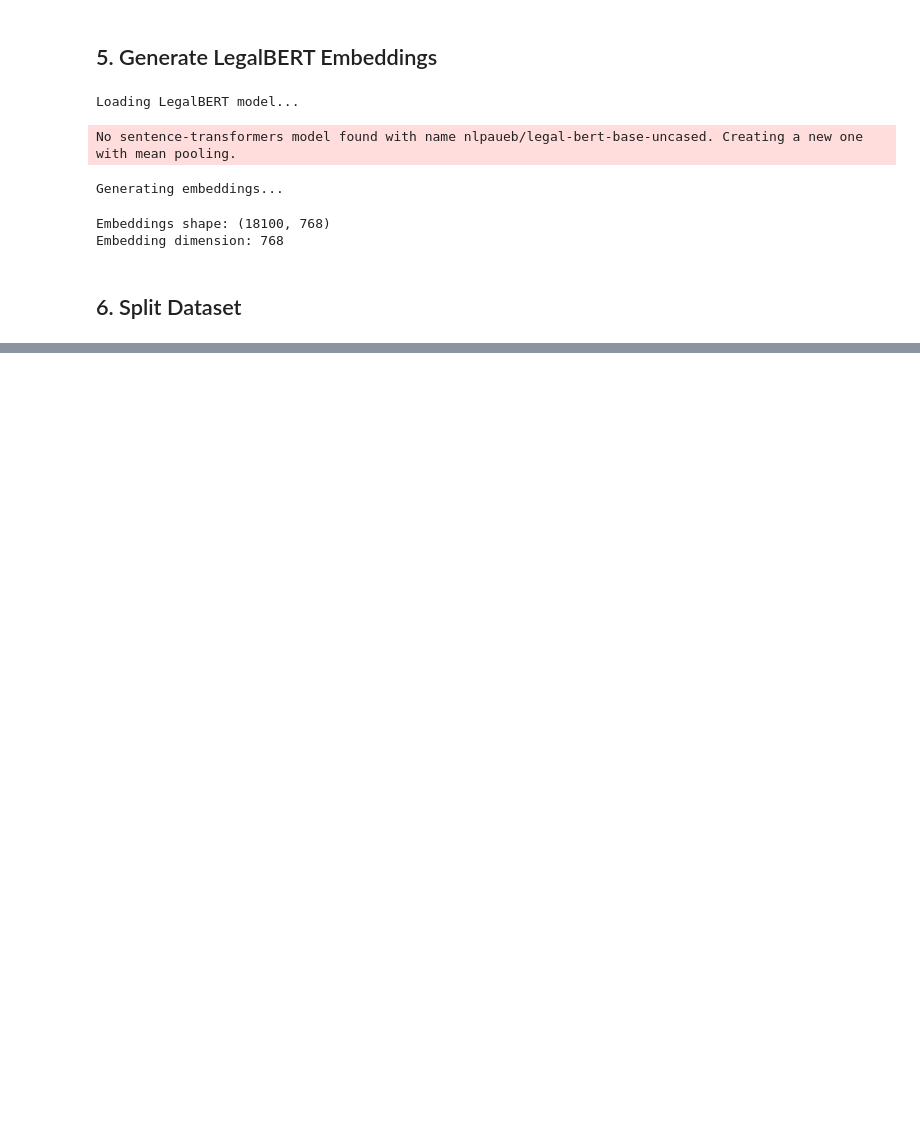
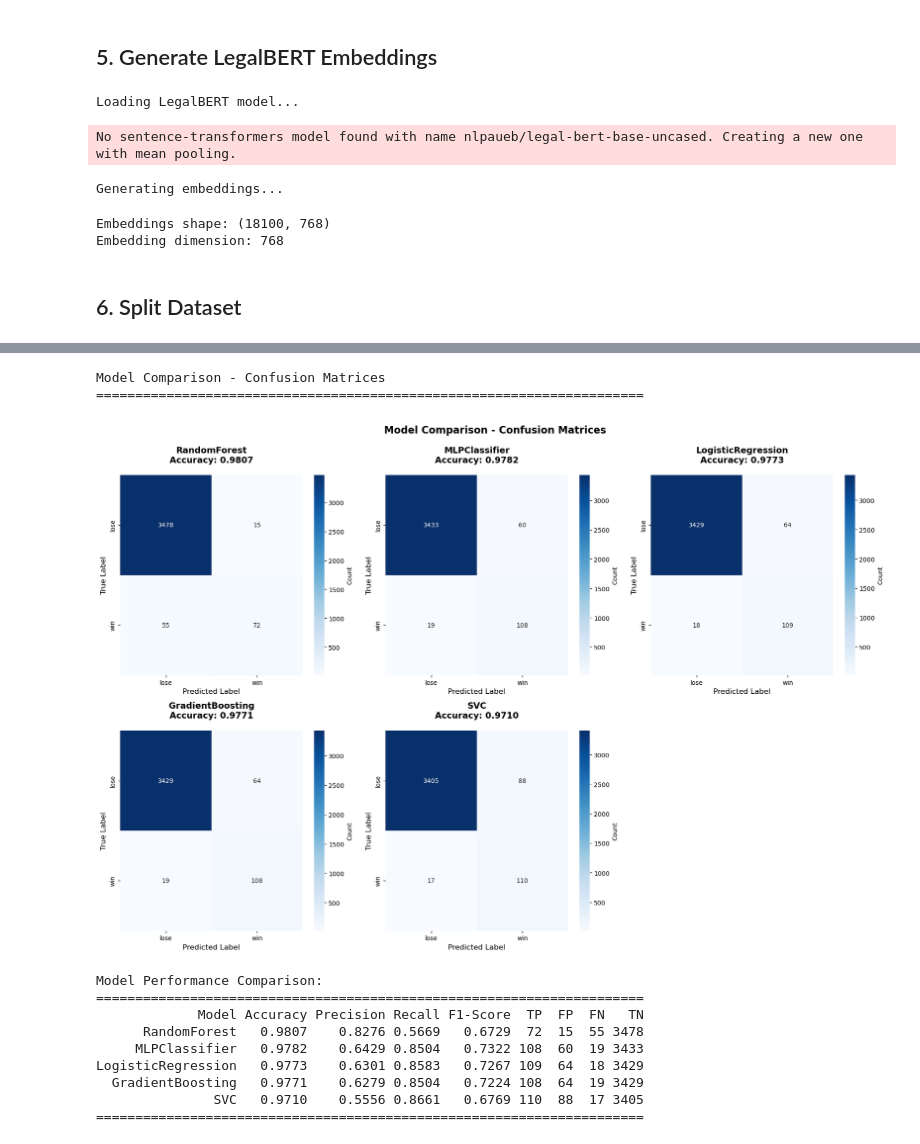
Before and after one commit to Shelton-beep/capstone1, a Jupyter notebook: backend/notebooks/train_model.ipynb, the cells around one changed output, grey strips where cells are left out. Saved outputs shown, nothing was run; the diff lists cells and outputs as text; code cells hidden in the pictures; blank space fills up the shorter version.

Commit message:
added confusion matrix

```diff
--- a/backend/notebooks/train_model.ipynb
+++ b/backend/notebooks/train_model.ipynb
@@ -63,8 +63,14 @@ from sklearn.svm import SVC
 from sklearn.neural_network import MLPClassifier
 from sklearn.preprocessing import LabelEncoder
 from sklearn.metrics import accuracy_score, classification_report, confusion_matrix
+import matplotlib.pyplot as plt
+import seaborn as sns
 import warnings
 warnings.filterwarnings('ignore')
+
+# Set style for plots
+plt.style.use('default')
+sns.set_palette("husl")
 
 # Set paths
 BASE_DIR = Path('../')
@@ -284,6 +290,10 @@ print(f"\nTraining label distribution:")
 print(pd.Series(y_train).value_counts())
 print(f"\nTest label distribution:")
 print(pd.Series(y_test).value_counts())
+
+# Store class names for later use
+class_names = label_encoder.classes_
+print(f"\nClass names: {class_names}")
 # %% [output]
 Training set: 14480 samples
 Test set: 3620 samples
@@ -352,0 +487,66 @@ weighted avg       0.98      0.98      0.98      3620
+# %%
+# Create comparison visualization
+print("Model Comparison - Confusion Matrices")
+print("=" * 70)
+
+fig, axes = plt.subplots(2, 3, figsize=(18, 12))
+axes = axes.flatten()
+
+# Sort models by accuracy for better visualization
+sorted_models = sorted(results.items(), key=lambda x: x[1]['accuracy'], reverse=True)
+
+for idx, (name, result) in enumerate(sorted_models):
+    cm = result['confusion_matrix']
+    plot_confusion_matrix(cm, class_names,
+                         f'{name}\nAccuracy: {result["accuracy"]:.4f}',
+                         ax=axes[idx], show_percentages=False)
+
+# Remove the last empty subplot
+fig.delaxes(axes[5])
+
+plt.suptitle('Model Comparison - Confusion Matrices', fontsize=16, fontweight='bold', y=0.995)
+plt.tight_layout()
+plt.show()
+
+# Create comparison table
+print("\nModel Performance Comparison:")
+print("=" * 70)
+comparison_data = []
+
+for name, result in sorted_models:
+    cm = result['confusion_matrix']
+    tn, fp, fn, tp = cm.ravel()
+
+    accuracy = result['accuracy']
+    precision = tp / (tp + fp) if (tp + fp) > 0 else 0
+    recall = tp / (tp + fn) if (tp + fn) > 0 else 0
+    f1_score = 2 * tp / (2 * tp + fp + fn) if (2 * tp + fp + fn) > 0 else 0
+
+    comparison_data.append({
+        'Model': name,
+        'Accuracy': f"{accuracy:.4f}",
+        'Precision': f"{precision:.4f}",
+        'Recall': f"{recall:.4f}",
+        'F1-Score': f"{f1_score:.4f}",
+        'TP': tp,
+        'FP': fp,
+        'FN': fn,
+        'TN': tn
+    })
+
+comparison_df = pd.DataFrame(comparison_data)
+print(comparison_df.to_string(index=False))
+print("=" * 70)
+# %% [output]
+Model Comparison - Confusion Matrices
+======================================================================
+[figure, added]
+Model Performance Comparison:
+======================================================================
+             Model Accuracy Precision Recall F1-Score  TP  FP  FN   TN
+      RandomForest   0.9807    0.8276 0.5669   0.6729  72  15  55 3478
+     MLPClassifier   0.9782    0.6429 0.8504   0.7322 108  60  19 3433
+LogisticRegression   0.9773    0.6301 0.8583   0.7267 109  64  18 3429
+  GradientBoosting   0.9771    0.6279 0.8504   0.7224 108  64  19 3429
+               SVC   0.9710    0.5556 0.8661   0.6769 110  88  17 3405
+======================================================================
```
Also changed, not shown: parts of 12 cells of this notebook, 10 other files.
